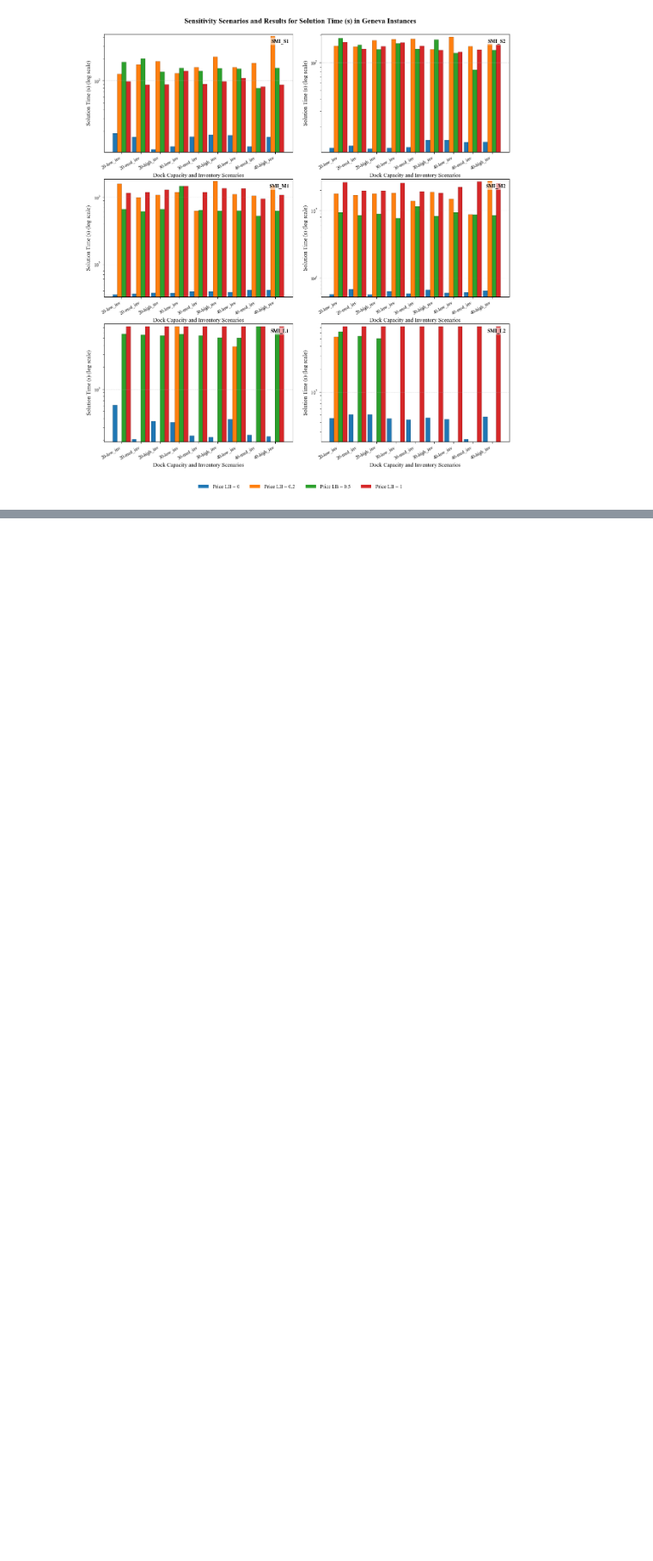
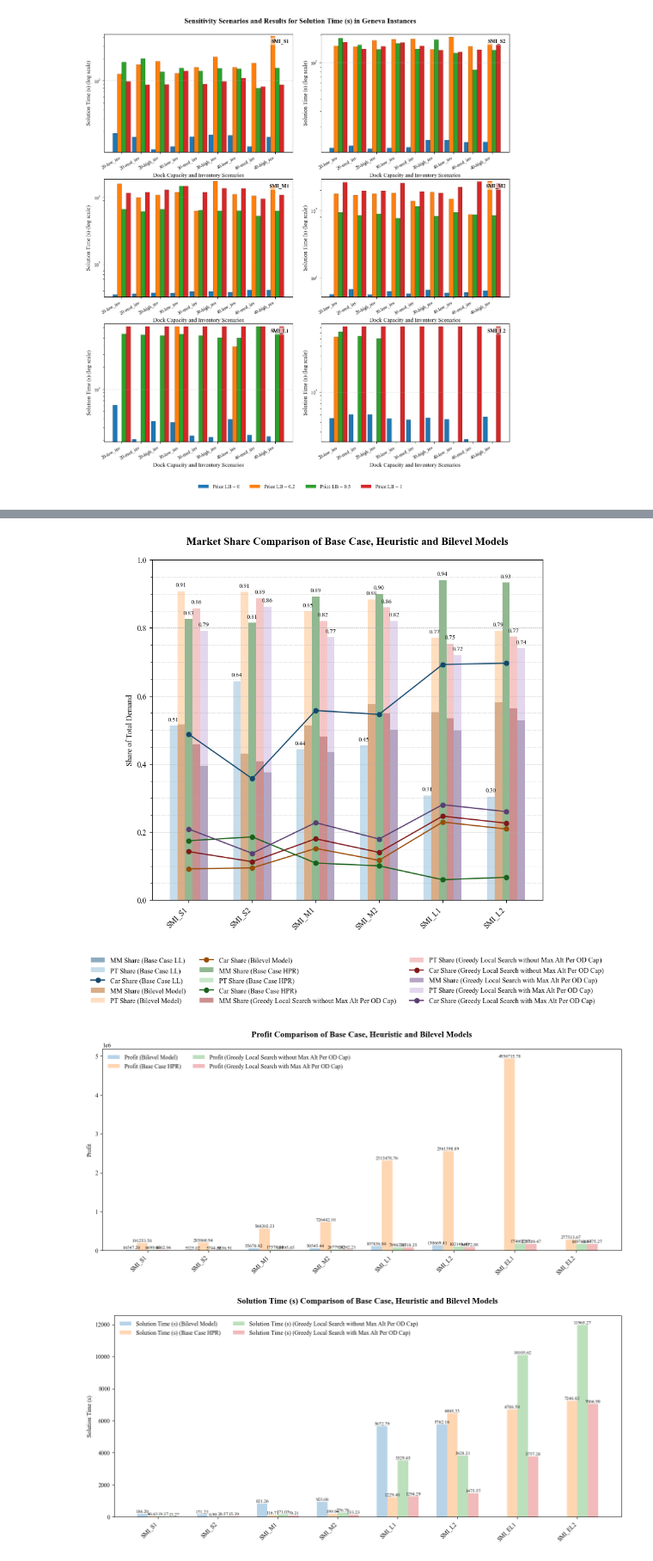
Before and after one commit to rebecamurillo/inocs-sum-pricing-demand-nudging, a Jupyter notebook: Geneva_Complete_Link_Instances_and_Optimization/OTP2_Geneva_Instances/Codes/CPTRP_plots.ipynb, the cells around one changed output, grey strips where cells are left out. Shown at 86% size. Saved outputs shown, nothing was run; the diff lists cells and outputs as text; code cells hidden in the pictures; blank space fills up the shorter version.

Commit message:
heuristic algorithm clean run and plotting code

```diff
--- a/Geneva_Complete_Link_Instances_and_Optimization/OTP2_Geneva_Instances/Codes/CPTRP_plots.ipynb
+++ b/Geneva_Complete_Link_Instances_and_Optimization/OTP2_Geneva_Instances/Codes/CPTRP_plots.ipynb
@@ -115,3 +115,18 @@ plt.show(fig)
 [figure]
 [figure]
 [figure]
+# %%
+from Codes.base_case_summarizer import summarize_base_case_LL_experiments
+from visualize_solutions.Bilevel_Solution_Visualization import summarize_experiment_solutions
+from importlib import reload
+
+
+summary_df = summarize_experiment_solutions(r"C:\Users\mkoseogl\Desktop\Geneva Data\relatota\instos_and_sols\instanto\sols_int_slack\strongduos\margarita\base", show = True)
+
+base_case_df = summarize_base_case_LL_experiments(r"C:\Users\mkoseogl\Desktop\Geneva Data\relatota\instos_and_sols\instanto\sols_int_slack\margarita_base\lowers")
+
+hpr_df = summarize_experiment_solutions(r"C:\Users\mkoseogl\Desktop\Geneva Data\relatota\instos_and_sols\instanto\sols_int_slack\margarita_base\hpr", show = True)
+
+pp = summarize_experiment_solutions(r"C:\Users\mkoseogl\Desktop\Geneva Data\relatota\instos_and_sols\instanto\sols_heru\mr_greedy", show=True)
+
+popo = summarize_experiment_solutions(r"C:\Users\mkoseogl\Desktop\Geneva Data\relatota\instos_and_sols\instanto\sols_heru\mr_greedy_caps", show=True)
@@ -117,0 +191,47 @@ plt.show(fig)
+# %%
+from Codes import market_share_plotter
+reload(market_share_plotter)
+
+
+
+runs= {"Base Case LL": base_case_df,
+       "Bilevel Model": summary_df,
+       "Base Case HPR": hpr_df,
+       "Greedy Local Search without Max Alt Per OD Cap": pp,
+       "Greedy Local Search with Max Alt Per OD Cap": popo
+
+}
+runss= {#"Base Case LL": base_case_df,
+       "Bilevel Model": summary_df,
+       "Base Case HPR": hpr_df,
+       "Greedy Local Search without Max Alt Per OD Cap": pp,
+       "Greedy Local Search with Max Alt Per OD Cap": popo
+
+}
+runsss= {#"Base Case LL": base_case_df,
+       "Bilevel Model": summary_df,
+       #"Base Case HPR": hpr_df,
+       "Greedy Local Search without Max Alt Per OD Cap": pp,
+       "Greedy Local Search with Max Alt Per OD Cap": popo
+}
+
+#!SECTION
+dataframes, _ = market_share_plotter.plot_market_share_multi_separate(runs, title = "Market Share Comparison of Base Case, Heuristic and Bilevel Models")
+_ = market_share_plotter.plot_profit_multi(runss, title = "Profit Comparison of Base Case, Heuristic and Bilevel Models")
+_ = market_share_plotter.plot_time_multi(runss, title= "Solution Time (s) Comparison of Base Case, Heuristic and Bilevel Models")
+
+
+_, _ = market_share_plotter.plot_market_share_multi_separate(runsss, title = "Market Share Comparison of Heuristic and Bilevel Models")
+_ = market_share_plotter.plot_profit_multi(runsss, title = "Profit Comparison of Heuristic and Bilevel Models")
+_ = market_share_plotter.plot_time_multi(runsss, title= "Solution Time (s) Comparison of Heuristic and Bilevel Models")
+
+
+display(dataframes["Base Case LL"].style.set_caption("Base Case LL Results"))
+display(dataframes["Base Case HPR"].style.set_caption("Base Case HPR Results"))
+display(dataframes["Bilevel Model"].style.set_caption("Bilevel Model Results"))
+display(dataframes["Greedy Local Search without Max Alt Per OD Cap"].style.set_caption("Greedy Local Search without Max Alt Per OD Cap Results"))
+display(dataframes["Greedy Local Search with Max Alt Per OD Cap"].style.set_caption("Greedy Local Search with Max Alt Per OD Cap Results"))
+# %% [output]
+[figure, added]
+[figure, added]
+[figure, added]
```
Also changed, not shown: parts of 4 cells of this notebook, 27 other files.
